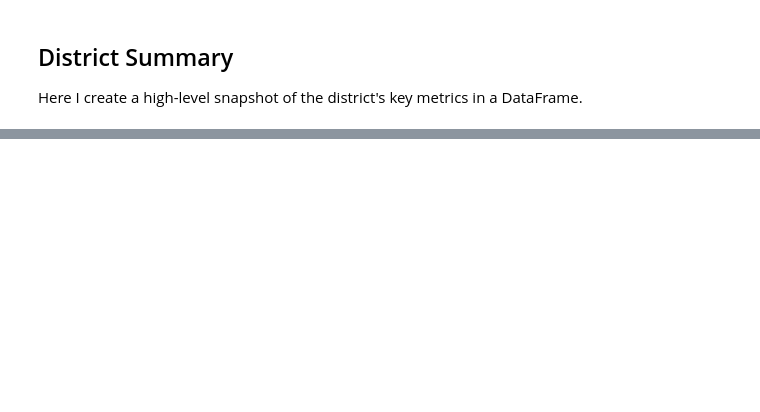
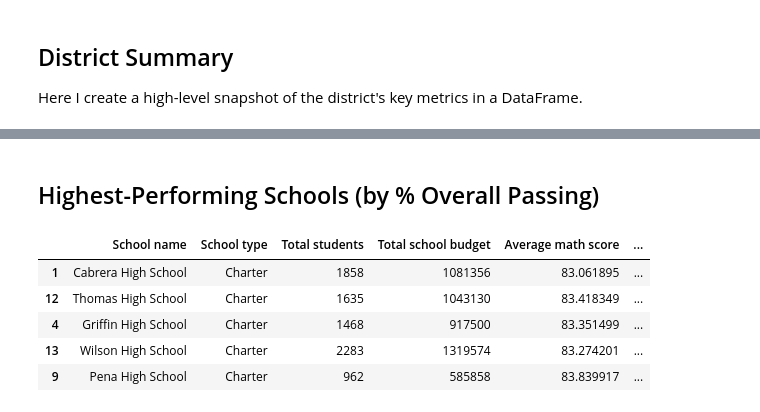
Before and after one commit to tsbarr/pandas-challenge, a Jupyter notebook: PyCitySchools/PyCitySchools_tsbarr.ipynb, the cells around one changed output, grey strips where cells are left out. Cells and saved outputs as stored; diff of their text form; code cells hidden in the pictures; blank space fills up the shorter version.

```diff
--- a/PyCitySchools/PyCitySchools_tsbarr.ipynb
+++ b/PyCitySchools/PyCitySchools_tsbarr.ipynb
@@ -111,0 +179,13 @@ pd.melt(districtSummary)
+# %% [markdown]
+## Highest-Performing Schools (by % Overall Passing)
+# %%
+top_schools = school_summary.nlargest(5, '% passing overall')
+
+top_schools
+# %% [output]
+|  | School name | School type | Total students | Total school budget | Average math score | ... |
+| 1 | Cabrera High School | Charter | 1858 | 1081356 | 83.061895 | ... |
+| 12 | Thomas High School | Charter | 1635 | 1043130 | 83.418349 | ... |
+| 4 | Griffin High School | Charter | 1468 | 917500 | 83.351499 | ... |
+| 13 | Wilson High School | Charter | 2283 | 1319574 | 83.274201 | ... |
+| 9 | Pena High School | Charter | 962 | 585858 | 83.839917 | ... |
```
Also changed, not shown: parts of 20 cells of this notebook.
